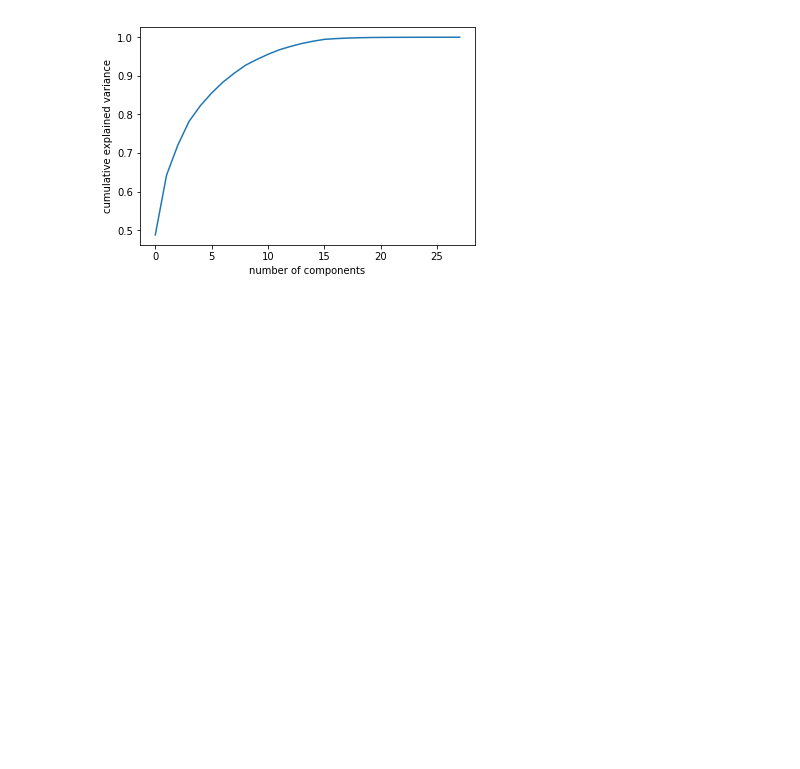
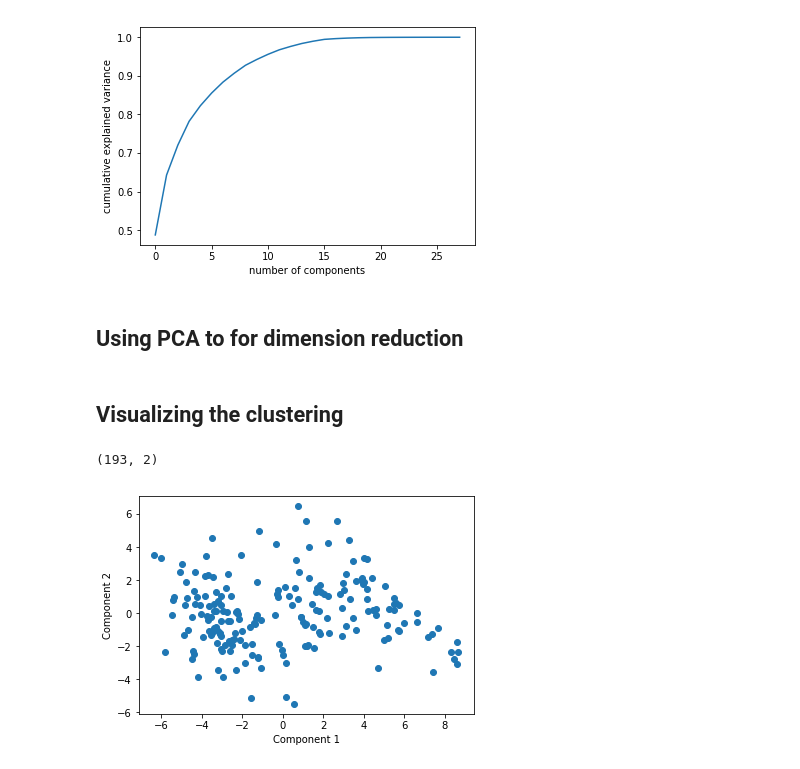
Before and after one commit to jyee11/NFL-Quarterback-Clustering, a Jupyter notebook: NFL_Report.ipynb, the cells around one changed output. Cells and saved outputs as stored; diff of their text form; code cells hidden in the pictures; blank space fills up the shorter version.

```diff
--- a/NFL_Report.ipynb
+++ b/NFL_Report.ipynb
@@ -212,2 +210,20 @@ plt.ylabel('cumulative explained variance');
 # %% [output]
 [figure]
+# %% [markdown]
+## Using PCA to for dimension reduction
+# %% [markdown]
+## Visualizing the clustering
+# %%
+pca_visual = PCA(n_components = 2)
+projected_values = pca_visual.fit_transform(train_stan)
+projected_values.shape
+# %% [output]
+(193, 2)
+# %%
+plt.scatter(projected_values[:,0], projected_values[:,1],
+           alpha = 1)
+plt.xlabel('Component 1')
+plt.ylabel('Component 2')
+plt.show()
+# %% [output]
+[figure, added]
```
Also changed, not shown: parts of 2 cells of this notebook.
